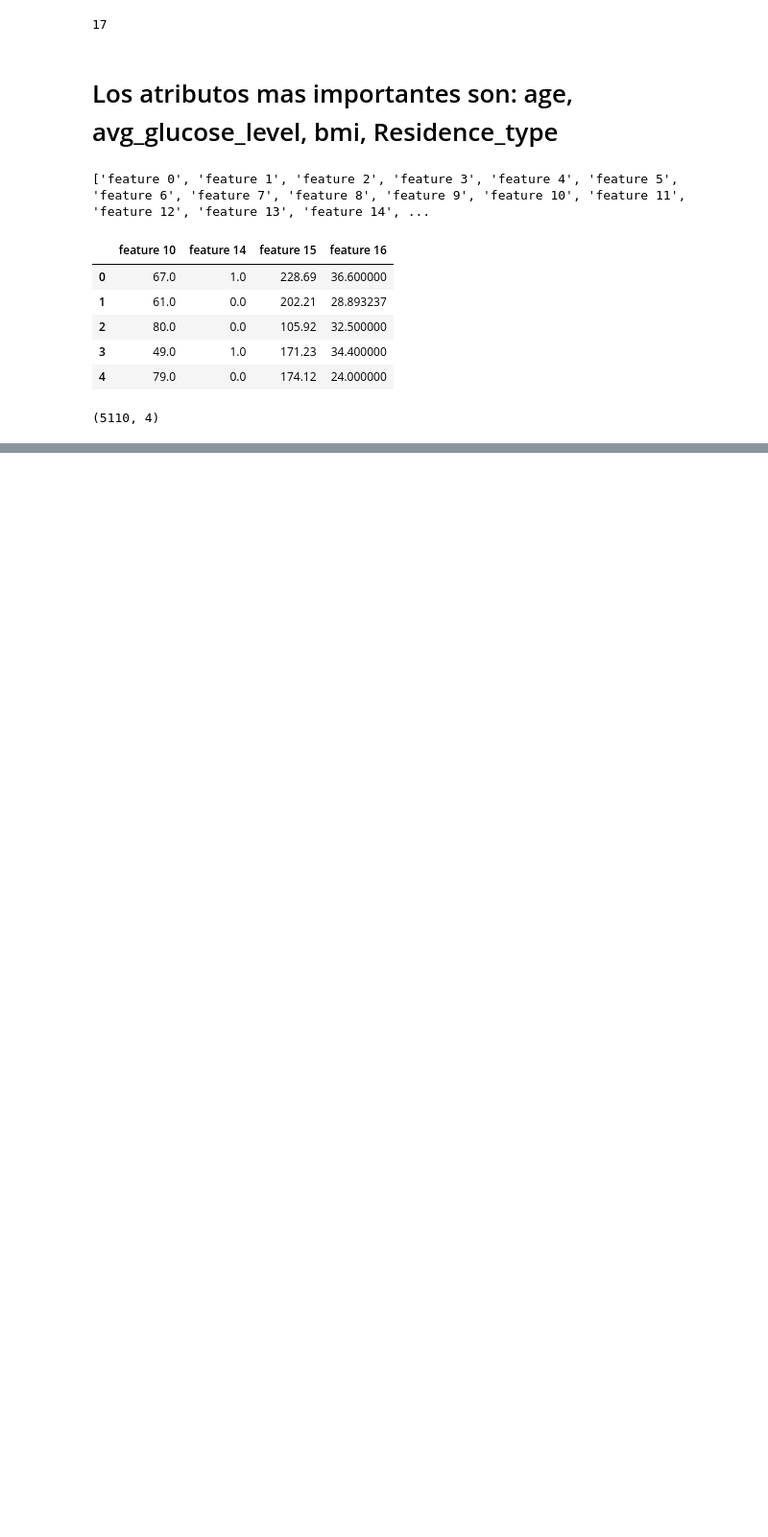
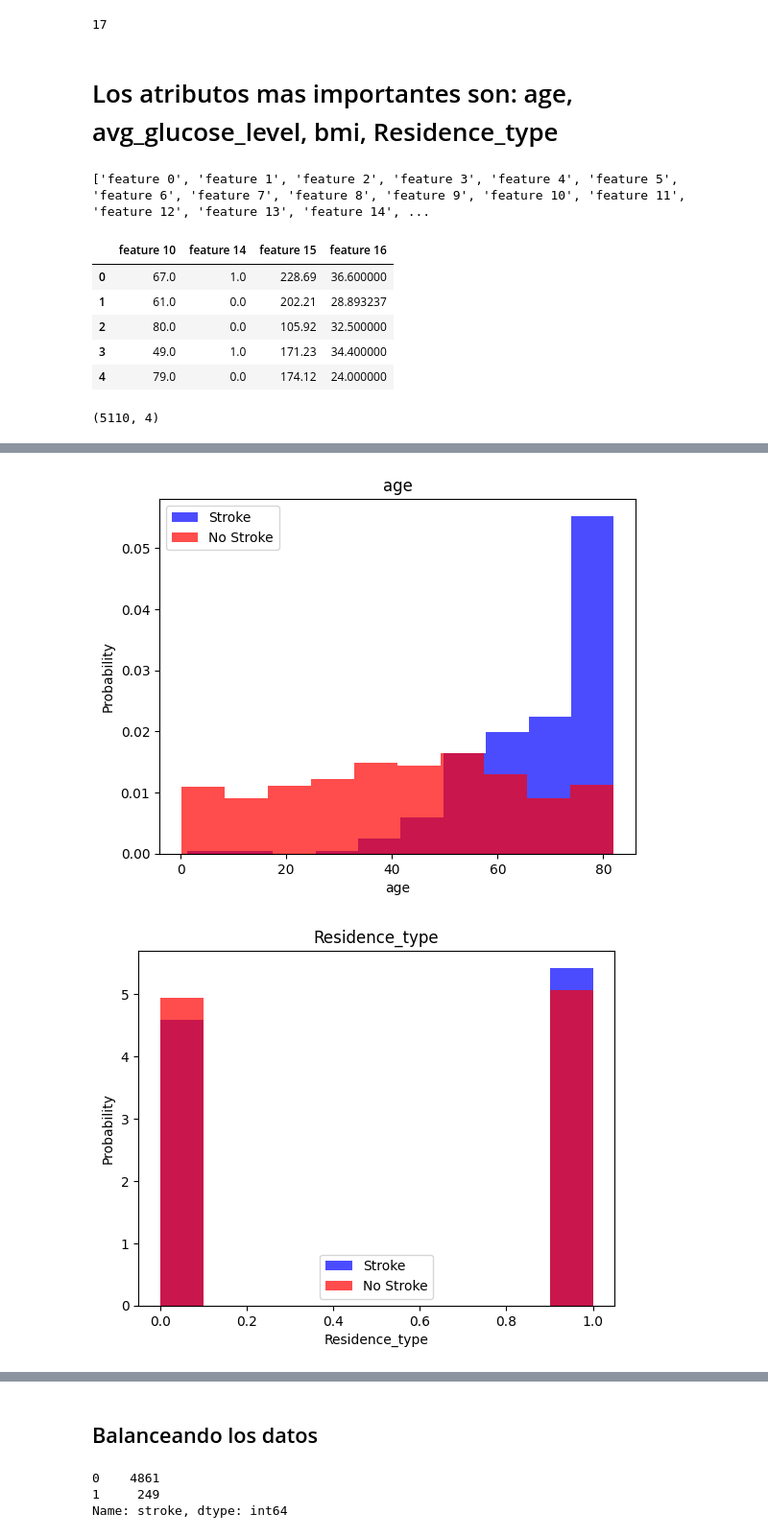
Before and after one commit to Diego532/machine_learnig_electiva, a Jupyter notebook: WHO-stroke-prevention-program/who.ipynb, the cells around one changed output, grey strips where cells are left out. Shown at 96% size. Saved outputs shown, nothing was run; the diff lists cells and outputs as text; code cells hidden in the pictures; blank space fills up the shorter version.

```diff
--- a/WHO-stroke-prevention-program/who.ipynb
+++ b/WHO-stroke-prevention-program/who.ipynb
@@ -336,3 +355,2 @@ data.head()
 # %%
-X = data.values
-y = y.values
+X = data
@@ -338,0 +371,13 @@ y = y.values
+# %%
+# Observamos la grafica de los features seleccionados en busqueda de una mayor relacion con Stroke
+for feature in X.columns:
+    ptl.hist(X[y == 1][feature], color = 'blue',label='Stroke', alpha = 0.7, density=True)
+    ptl.hist(X[y == 0][feature], color = 'red',label='No Stroke',alpha = 0.7, density=True)
+    ptl.title(feature)
+    ptl.ylabel('Probability')
+    ptl.xlabel(feature)
+    ptl.legend()
+    ptl.show()
+# %% [output]
+[figure, added]
+[figure, added]
@@ -338,0 +386,9 @@ y = y.values
+# %% [markdown]
+## Balanceando los datos
+# %%
+# Existen muchos casos de no storke y muy pocos casos de stroke
+y.value_counts()
+# %% [output]
+0    4861
+1     249
+Name: stroke, dtype: int64
```
Also changed, not shown: parts of 25 cells of this notebook.
